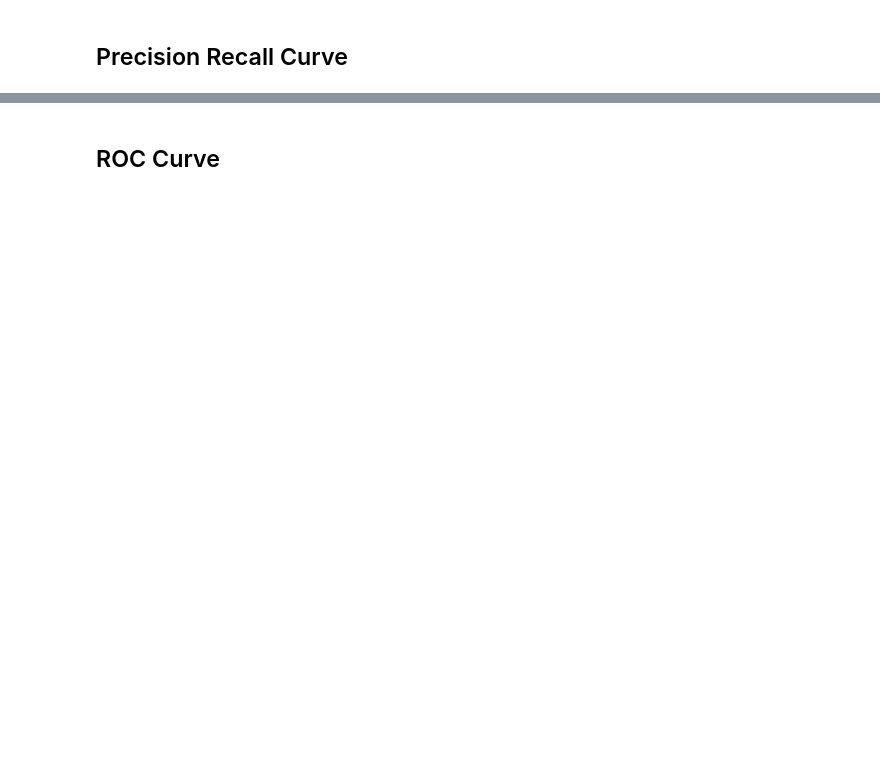
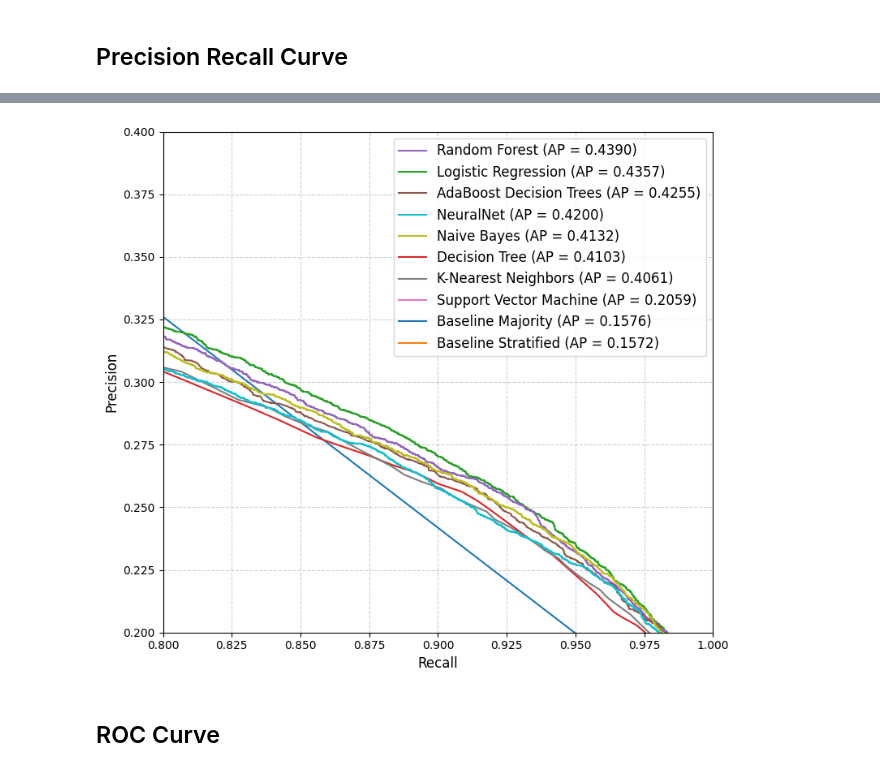
Before and after one commit to benediktpri/ie500_data_mining_project, a Jupyter notebook: notebooks/evaluation.ipynb, the cells around one changed output, grey strips where cells are left out. Saved outputs shown, nothing was run; the diff lists cells and outputs as text; code cells hidden in the pictures; blank space fills up the shorter version.

```diff
--- a/notebooks/evaluation.ipynb
+++ b/notebooks/evaluation.ipynb
@@ -356,2 +410,29 @@ plt.show()
+# %%
+# Plot the Precision-Recall curves with adjusted limits
+plt.figure(figsize=(8, 7))
+for model_name, (precision, recall) in pr_curves.items():
+    plt.plot(recall, precision, label=f"{model_name} (AP = {ap_scores[model_name]:.4f})")
+
+# Sort the legend labels by average precision
+sorted_handles_labels = sorted(
+    zip(plt.gca().get_legend_handles_labels()[0], plt.gca().get_legend_handles_labels()[1]),
+    key=lambda x: float(x[1].split('= ')[1][:-1]),
+    reverse=True
+)
+sorted_handles, sorted_labels = zip(*sorted_handles_labels)
+
+# Add plot customizations
+plt.xlabel('Recall', fontsize=12)
+plt.ylabel('Precision', fontsize=12)
+plt.grid(alpha=0.6, linestyle='--')
+plt.legend(sorted_handles, sorted_labels, fontsize=12)
+
+# Apply x and y limits
+plt.xlim(0.8, 1)
+plt.ylim(0.2, 0.4)
+plt.tight_layout()
+plt.show()
+# %% [output]
+[figure, added]
 # %% [markdown]
 ## ROC Curve
```
Also changed, not shown: parts of 12 cells of this notebook.
